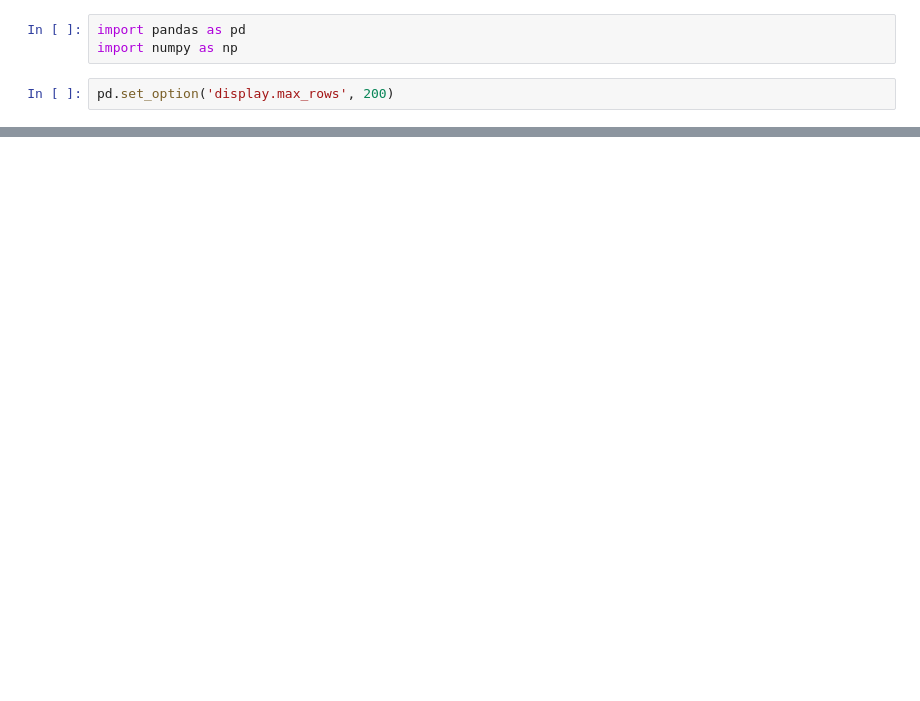
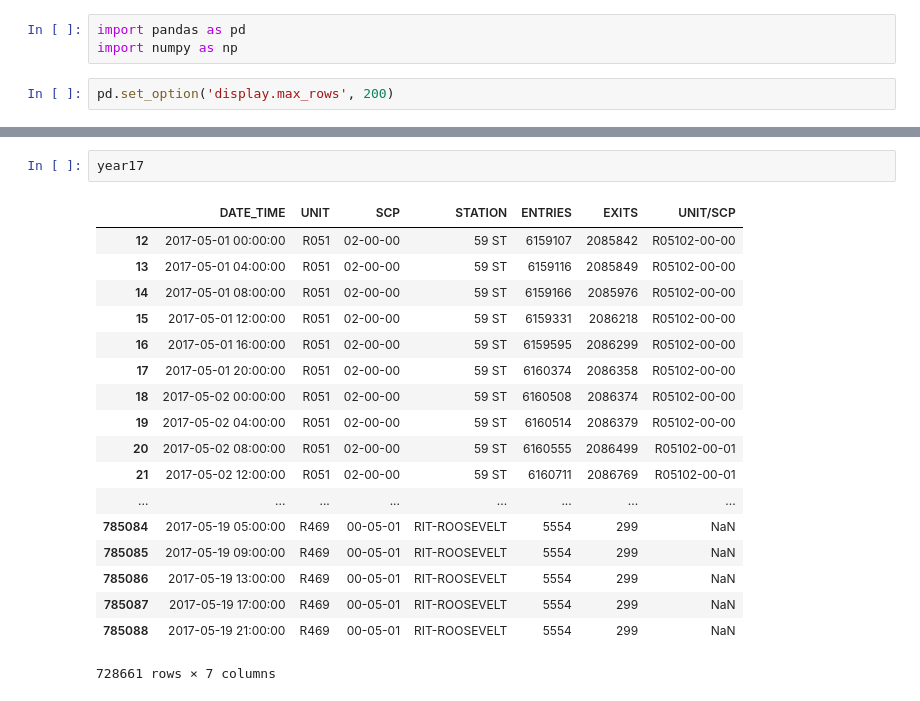
Before and after one commit to amamisa/project-01, a Jupyter notebook: project-01.ipynb, the cells around one changed output, grey strips where cells are left out. Saved outputs shown, nothing was run; the diff lists cells and outputs as text; blank space fills up the shorter version.

```diff
--- a/project-01.ipynb
+++ b/project-01.ipynb
@@ -21,0 +51,21 @@ TypeError: 'method' object is not subscriptable
+# %%
+year17
+# %% [output]
+|  | DATE_TIME | UNIT | SCP | STATION | ENTRIES | EXITS | UNIT/SCP |
+| 12 | 2017-05-01 00:00:00 | R051 | 02-00-00 | 59 ST | 6159107 | 2085842 | R05102-00-00 |
+| 13 | 2017-05-01 04:00:00 | R051 | 02-00-00 | 59 ST | 6159116 | 2085849 | R05102-00-00 |
+| 14 | 2017-05-01 08:00:00 | R051 | 02-00-00 | 59 ST | 6159166 | 2085976 | R05102-00-00 |
+| 15 | 2017-05-01 12:00:00 | R051 | 02-00-00 | 59 ST | 6159331 | 2086218 | R05102-00-00 |
+| 16 | 2017-05-01 16:00:00 | R051 | 02-00-00 | 59 ST | 6159595 | 2086299 | R05102-00-00 |
+| 17 | 2017-05-01 20:00:00 | R051 | 02-00-00 | 59 ST | 6160374 | 2086358 | R05102-00-00 |
+| 18 | 2017-05-02 00:00:00 | R051 | 02-00-00 | 59 ST | 6160508 | 2086374 | R05102-00-00 |
+| 19 | 2017-05-02 04:00:00 | R051 | 02-00-00 | 59 ST | 6160514 | 2086379 | R05102-00-00 |
+| 20 | 2017-05-02 08:00:00 | R051 | 02-00-00 | 59 ST | 6160555 | 2086499 | R05102-00-01 |
+| 21 | 2017-05-02 12:00:00 | R051 | 02-00-00 | 59 ST | 6160711 | 2086769 | R05102-00-01 |
+| ... | ... | ... | ... | ... | ... | ... | ... |
+| 785084 | 2017-05-19 05:00:00 | R469 | 00-05-01 | RIT-ROOSEVELT | 5554 | 299 | NaN |
+| 785085 | 2017-05-19 09:00:00 | R469 | 00-05-01 | RIT-ROOSEVELT | 5554 | 299 | NaN |
+| 785086 | 2017-05-19 13:00:00 | R469 | 00-05-01 | RIT-ROOSEVELT | 5554 | 299 | NaN |
+| 785087 | 2017-05-19 17:00:00 | R469 | 00-05-01 | RIT-ROOSEVELT | 5554 | 299 | NaN |
+| 785088 | 2017-05-19 21:00:00 | R469 | 00-05-01 | RIT-ROOSEVELT | 5554 | 299 | NaN |
+728661 rows × 7 columns
```
Also changed, not shown: parts of 14 cells of this notebook.
